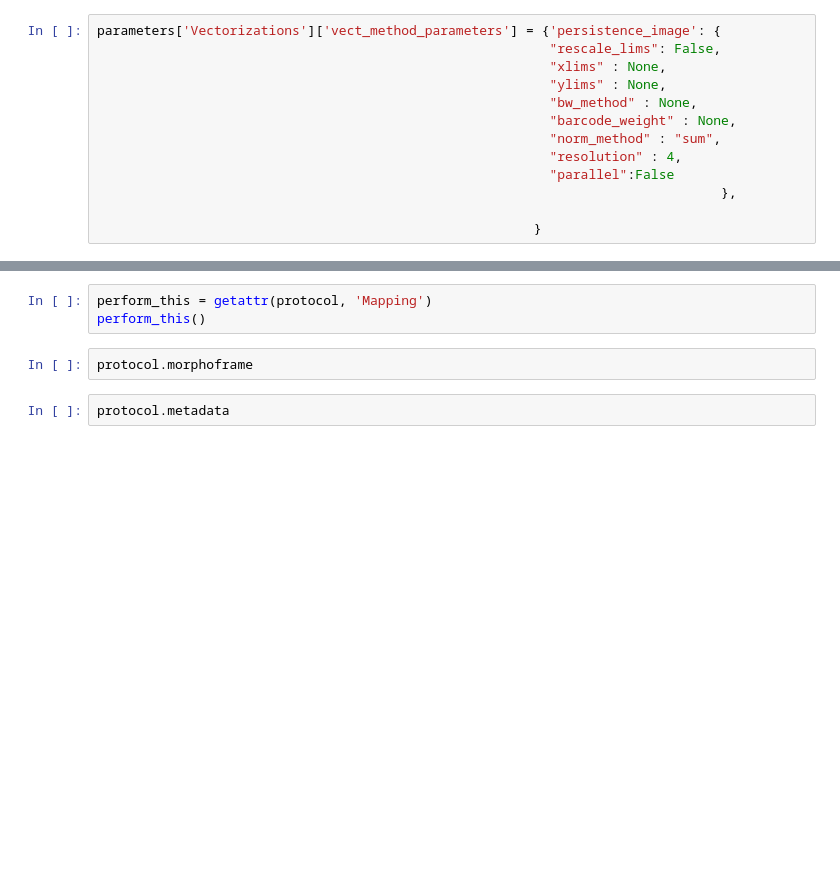
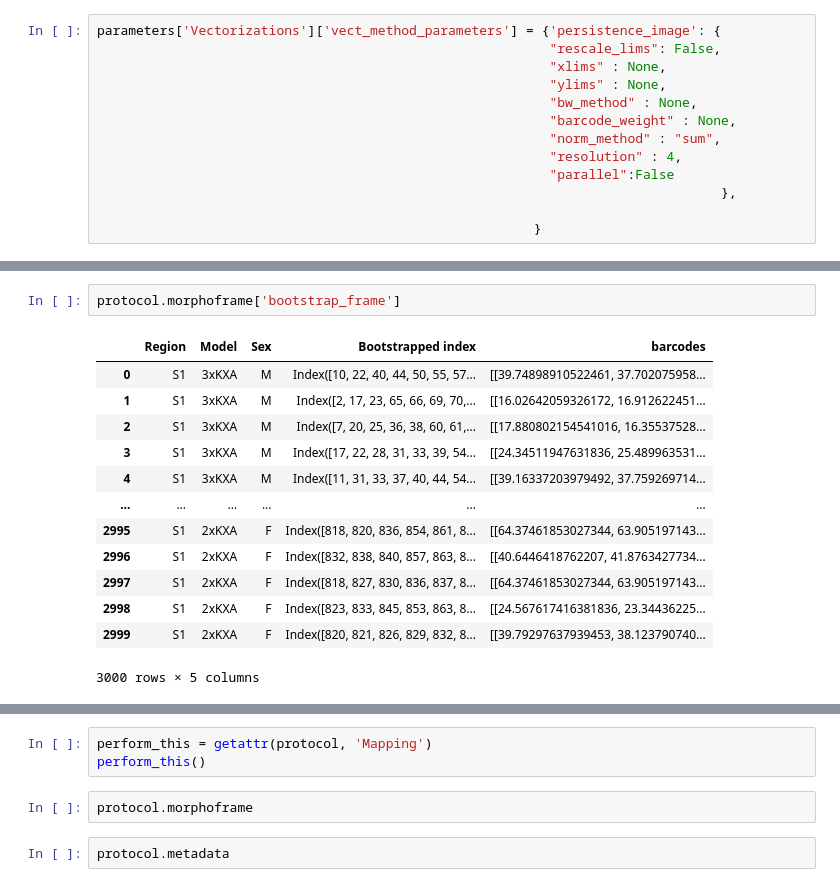
Before and after one commit to siegert-lab/morphOMICs, a Jupyter notebook: examples/run_test.ipynb, the cells around one changed output, grey strips where cells are left out. Drawn from its saved outputs; the diff is of its cells as text; blank space fills up the shorter version.

```diff
--- a/examples/run_test.ipynb
+++ b/examples/run_test.ipynb
@@ -62,0 +142,16 @@ perform_this()
+# %%
+protocol.morphoframe['bootstrap_frame']
+# %% [output]
+|  | Region | Model | Sex | Bootstrapped index | barcodes |
+| 0 | S1 | 3xKXA | M | Index([10, 22, 40, 44, 50, 55, 57... | [[39.74898910522461, 37.702075958... |
+| 1 | S1 | 3xKXA | M | Index([2, 17, 23, 65, 66, 69, 70,... | [[16.02642059326172, 16.912622451... |
+| 2 | S1 | 3xKXA | M | Index([7, 20, 25, 36, 38, 60, 61,... | [[17.880802154541016, 16.35537528... |
+| 3 | S1 | 3xKXA | M | Index([17, 22, 28, 31, 33, 39, 54... | [[24.34511947631836, 25.489963531... |
+| 4 | S1 | 3xKXA | M | Index([11, 31, 33, 37, 40, 44, 54... | [[39.16337203979492, 37.759269714... |
+| ... | ... | ... | ... | ... | ... |
+| 2995 | S1 | 2xKXA | F | Index([818, 820, 836, 854, 861, 8... | [[64.37461853027344, 63.905197143... |
+| 2996 | S1 | 2xKXA | F | Index([832, 838, 840, 857, 863, 8... | [[40.6446418762207, 41.8763427734... |
+| 2997 | S1 | 2xKXA | F | Index([818, 827, 830, 836, 837, 8... | [[64.37461853027344, 63.905197143... |
+| 2998 | S1 | 2xKXA | F | Index([823, 833, 845, 853, 863, 8... | [[24.567617416381836, 23.34436225... |
+| 2999 | S1 | 2xKXA | F | Index([820, 821, 826, 829, 832, 8... | [[39.79297637939453, 38.123790740... |
+3000 rows × 5 columns
```
Also changed, not shown: parts of 11 cells of this notebook, 4 other files.
